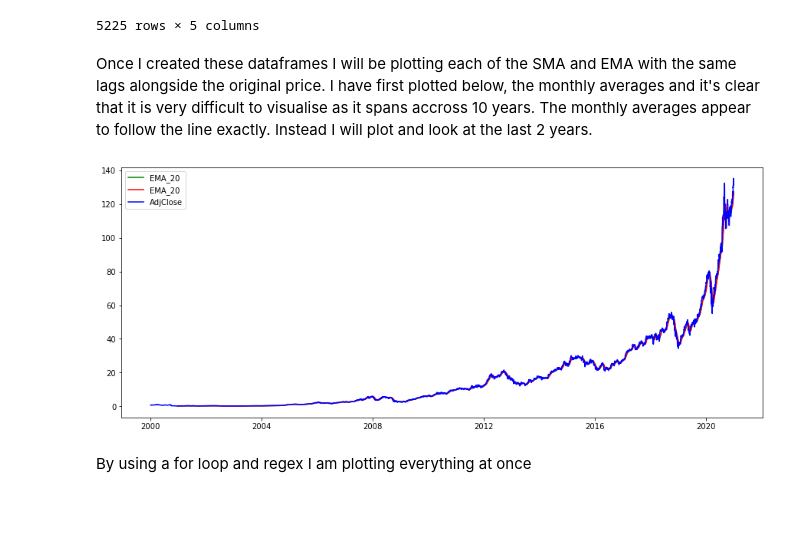
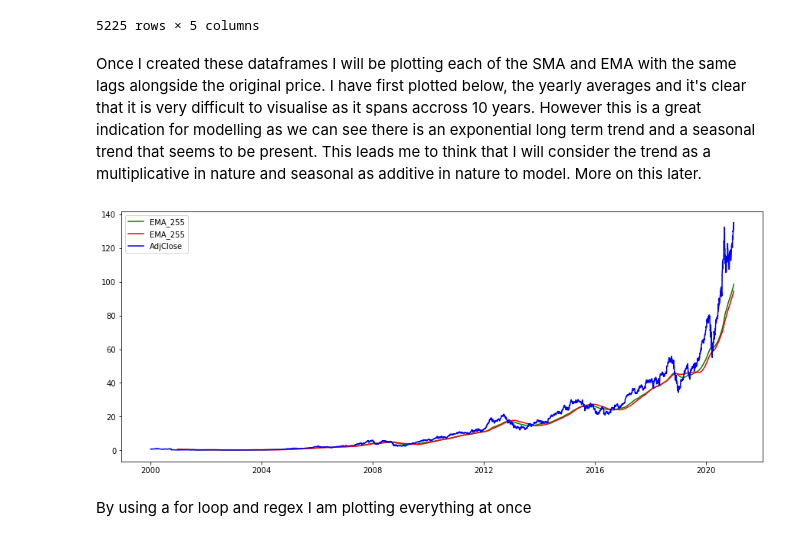
Before and after one commit to AgedLeopard/Stock_Price_Prediction, a Jupyter notebook: 2-EDA.ipynb, the cells around one changed output. Drawn from its saved outputs; the diff is of its cells as text; code cells hidden in the pictures; blank space fills up the shorter version.

```diff
--- a/2-EDA.ipynb
+++ b/2-EDA.ipynb
@@ -569,16 +569,16 @@ apple_df_adjclose_ema
 | 2020-12-31 | 131.693071 | 130.295055 | 127.332107 | 120.657443 | 98.484729 |
 5225 rows × 5 columns
 # %% [markdown]
-Once I created these dataframes I will be plotting each of the SMA and EMA with the same lags alongside the original price. I have first plotted below, the monthly averages and it's clear that it is very difficult to visualise as it spans accross 10 years. The monthly averages appear to follow the line exactly. Instead I will plot and look at the last 2 years.
+Once I created these dataframes I will be plotting each of the SMA and EMA with the same lags alongside the original price. I have first plotted below, the yearly averages and it's clear that it is very difficult to visualise as it spans accross 10 years. However this is a great indication for modelling as we can see there is an exponential long term trend and a seasonal trend that seems to be present. This leads me to think that I will consider the trend as a multiplicative in nature and seasonal as additive in nature to model. More on this later.
 # %%
 plt.figure(figsize=(15,6))
-plt.plot(apple_df_adjclose_ema['Adj_Close_EMA20'], color = 'green', linestyle = '-', label = 'EMA_20')
-plt.plot(apple_df_adjclose_sma['Adj_Close_SMA20'], color = 'red', linestyle = '-', label = 'EMA_20')
+plt.plot(apple_df_adjclose_ema['Adj_Close_EMA255'], color = 'green', linestyle = '-', label = 'EMA_255')
+plt.plot(apple_df_adjclose_sma['Adj_Close_SMA255'], color = 'red', linestyle = '-', label = 'EMA_255')
 plt.plot(apple_df_clean['Adj Close'], color = 'blue', label = 'AdjClose')
 plt.legend()
 plt.show()
 # %% [output]
-[figure, old version]
+[figure, new version]
 # %% [markdown]
 By using a for loop and regex I am plotting everything at once
 # %%
```
Also changed, not shown: parts of 1 cell of this notebook.
